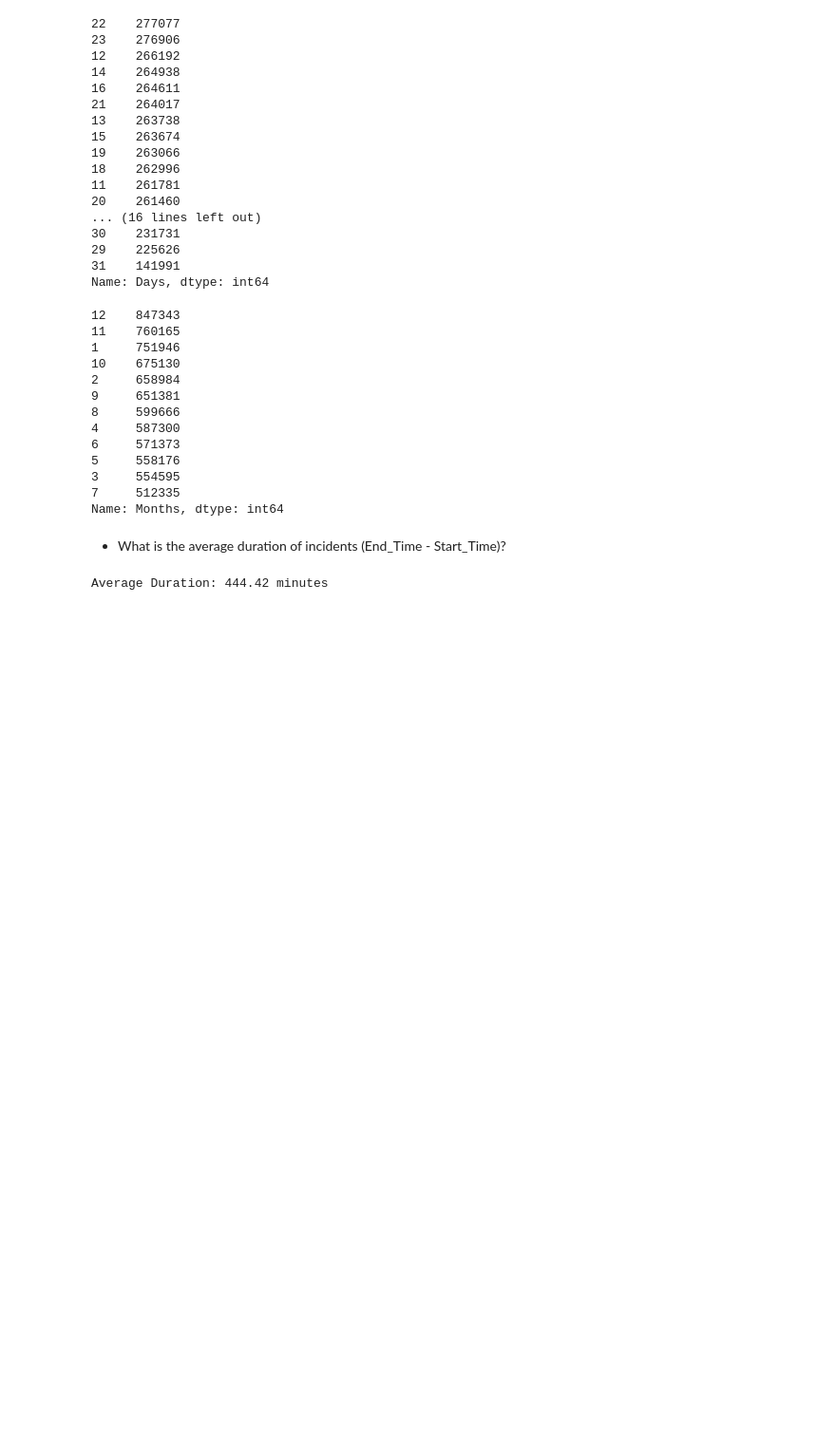
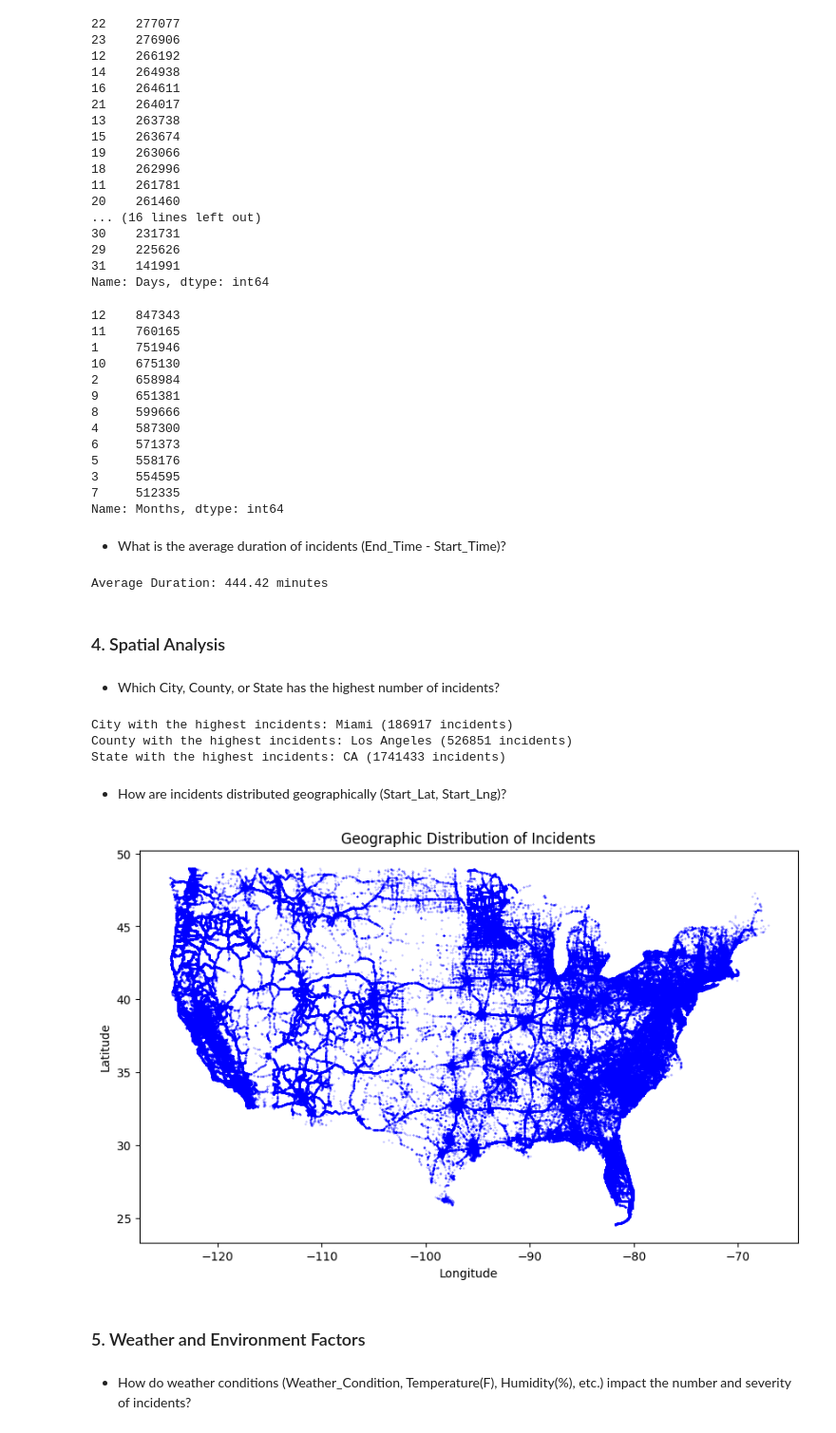
Before and after one commit to KhanAmin7/US_Accidents_EDA_project, a Jupyter notebook: US_Accidents.ipynb, the cells around one changed output. Shown at 95% size. Cells and saved outputs as stored; diff of their text form; code cells hidden in the pictures; blank space fills up the shorter version.

Commit message:
spatial analysis

```diff
--- a/US_Accidents.ipynb
+++ b/US_Accidents.ipynb
@@ -293,3 +314,48 @@ average_duration = df['Duration'].mean()
 print(f"Average Duration: {average_duration:.2f} minutes")
 # %% [output]
 Average Duration: 444.42 minutes
+# %% [markdown]
+### 4. Spatial Analysis
+# %% [markdown]
+- Which City, County, or State has the highest number of incidents?
+# %%
+city_counts = df['City'].value_counts()
+most_incidents_city = city_counts.idxmax()
+most_incidents_city_count = city_counts.max()
+
+
+county_counts = df['County'].value_counts()
+most_incidents_county = county_counts.idxmax()
+most_incidents_county_count = county_counts.max()
+
+
+state_counts = df['State'].value_counts()
+most_incidents_state = state_counts.idxmax()
+most_incidents_state_count = state_counts.max()
+
+
+print(f"City with the highest incidents: {most_incidents_city} ({most_incidents_city_count} incidents)")
+print(f"County with the highest incidents: {most_incidents_county} ({most_incidents_county_count} incidents)")
+print(f"State with the highest incidents: {most_incidents_state} ({most_incidents_state_count} incidents)")
+# %% [output]
+City with the highest incidents: Miami (186917 incidents)
+County with the highest incidents: Los Angeles (526851 incidents)
+State with the highest incidents: CA (1741433 incidents)
+# %% [markdown]
+- How are incidents distributed geographically (Start_Lat, Start_Lng)?
+# %%
+latitudes = df['Start_Lat']
+longitudes = df['Start_Lng']
+
+plt.figure(figsize=(10, 6))
+plt.scatter(longitudes, latitudes, s=0.1, alpha=0.5, color='blue')
+plt.title("Geographic Distribution of Incidents")
+plt.xlabel("Longitude")
+plt.ylabel("Latitude")
+plt.show()
+# %% [output]
+[figure, added]
+# %% [markdown]
+### 5. Weather and Environment Factors
+# %% [markdown]
+- How do weather conditions (Weather_Condition, Temperature(F), Humidity(%), etc.) impact the number and severity of incidents?
```
Also changed, not shown: parts of 8 cells of this notebook.
